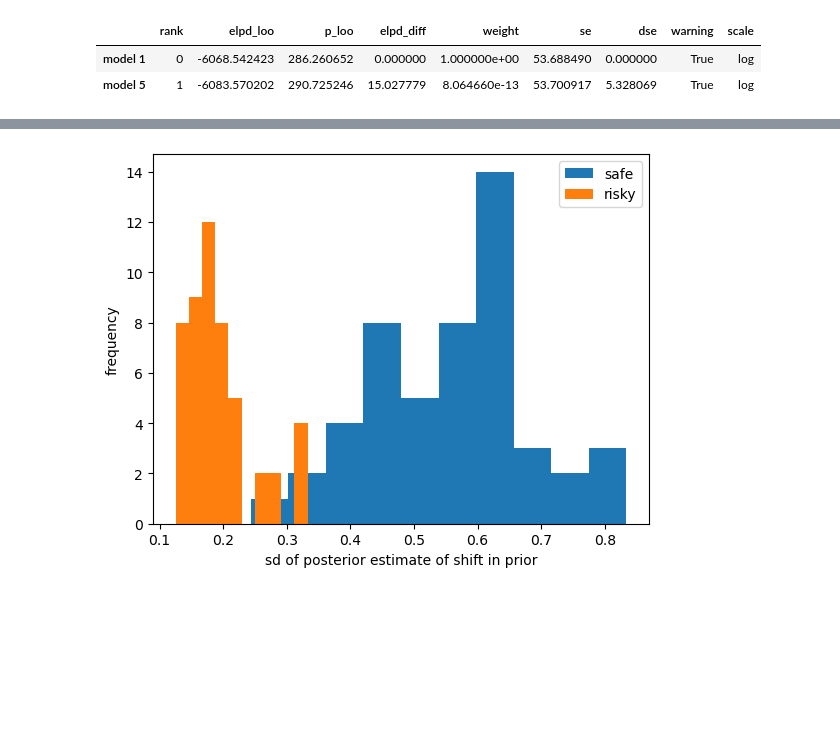
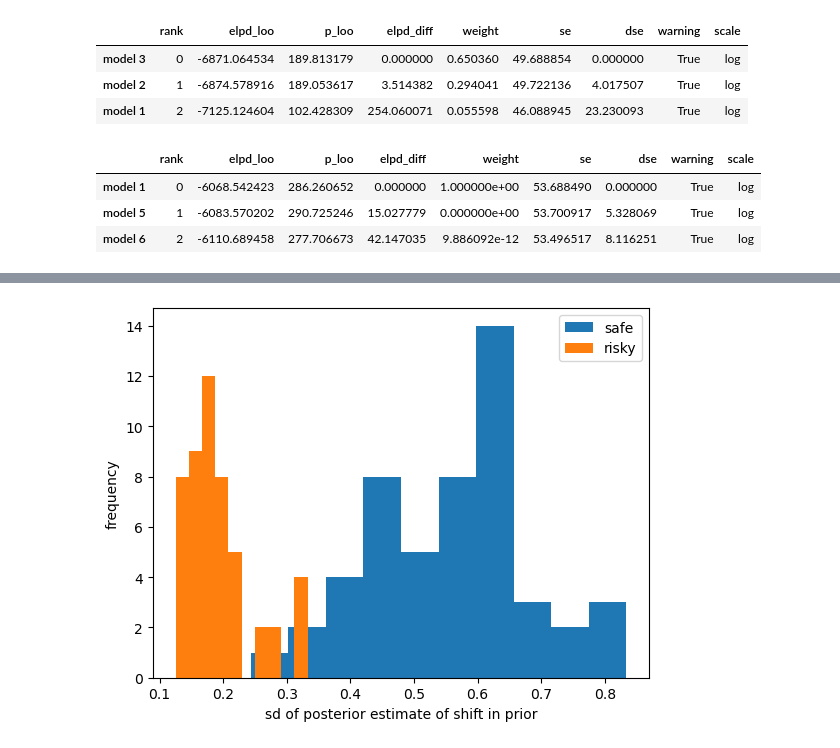
Before and after one commit to Gilles86/stress_risk, a Jupyter notebook: stress_risk/behavior/nlc-model_comp.ipynb, the cells around one changed output, grey strips where cells are left out. Cells and saved outputs as stored; diff of their text form; code cells hidden in the pictures; blank space fills up the shorter version.

```diff
--- a/stress_risk/behavior/nlc-model_comp.ipynb
+++ b/stress_risk/behavior/nlc-model_comp.ipynb
@@ -18,3 +18,4 @@ group_mapping = df.groupby(['subject', 'group']).size().reset_index(['group']).d
 # %%
 model_1 =  az.from_netcdf(op.join(target_folder, f'model-1_trace.netcdf'))
 model_5 =  az.from_netcdf(op.join(target_folder, f'model-5_trace.netcdf'))
+model_6 =  az.from_netcdf(op.join(target_folder, f'model-6_trace.netcdf'))
@@ -21,7 +26,16 @@ model_5 =  az.from_netcdf(op.join(target_folder, f'model-5_trace.netcdf'))
+# %%
+compare_dict = {"model 1": model_EU_1, "model 2": model_EU_2, "model 3": model_EU_3}
+az.compare(compare_dict)
+# %% [output]
+|  | rank | elpd_loo | p_loo | elpd_diff | weight | se | dse | warning | scale |
+| model 3 | 0 | -6871.064534 | 189.813179 | 0.000000 | 0.650360 | 49.688854 | 0.000000 | True | log |
+| model 2 | 1 | -6874.578916 | 189.053617 | 3.514382 | 0.294041 | 49.722136 | 4.017507 | True | log |
+| model 1 | 2 | -7125.124604 | 102.428309 | 254.060071 | 0.055598 | 46.088945 | 23.230093 | True | log |
 # %%
-compare_dict = {"model 1": model_1, "model 5": model_5}
+compare_dict = {"model 1": model_1, "model 5": model_5, "model 6": model_6}
 az.compare(compare_dict)
 # %% [output]
 |  | rank | elpd_loo | p_loo | elpd_diff | weight | se | dse | warning | scale |
 | model 1 | 0 | -6068.542423 | 286.260652 | 0.000000 | 1.000000e+00 | 53.688490 | 0.000000 | True | log |
-| model 5 | 1 | -6083.570202 | 290.725246 | 15.027779 | 8.064660e-13 | 53.700917 | 5.328069 | True | log |
+| model 5 | 1 | -6083.570202 | 290.725246 | 15.027779 | 0.000000e+00 | 53.700917 | 5.328069 | True | log |
+| model 6 | 2 | -6110.689458 | 277.706673 | 42.147035 | 9.886092e-12 | 53.496517 | 8.116251 | True | log |
```
Also changed, not shown: parts of 2 cells of this notebook, 3 other files.
